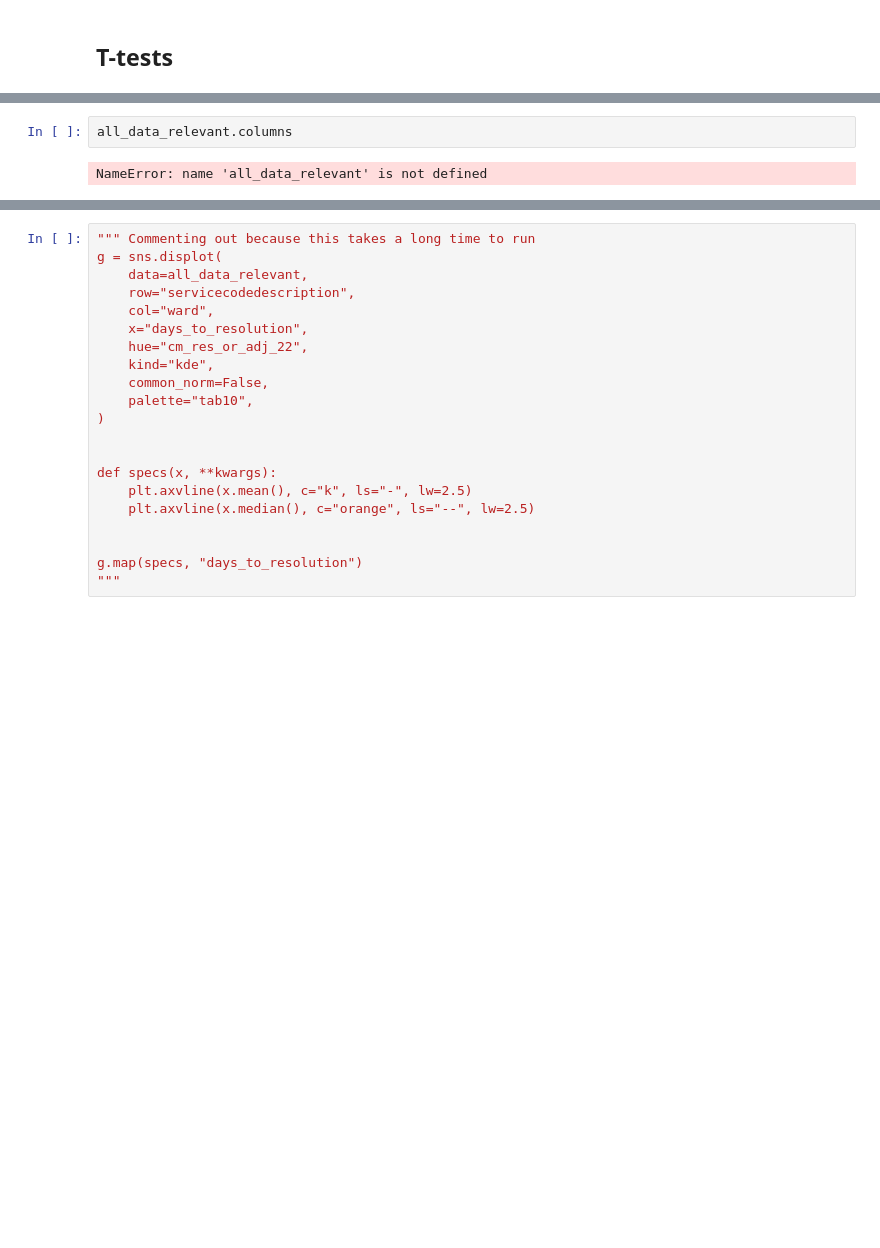
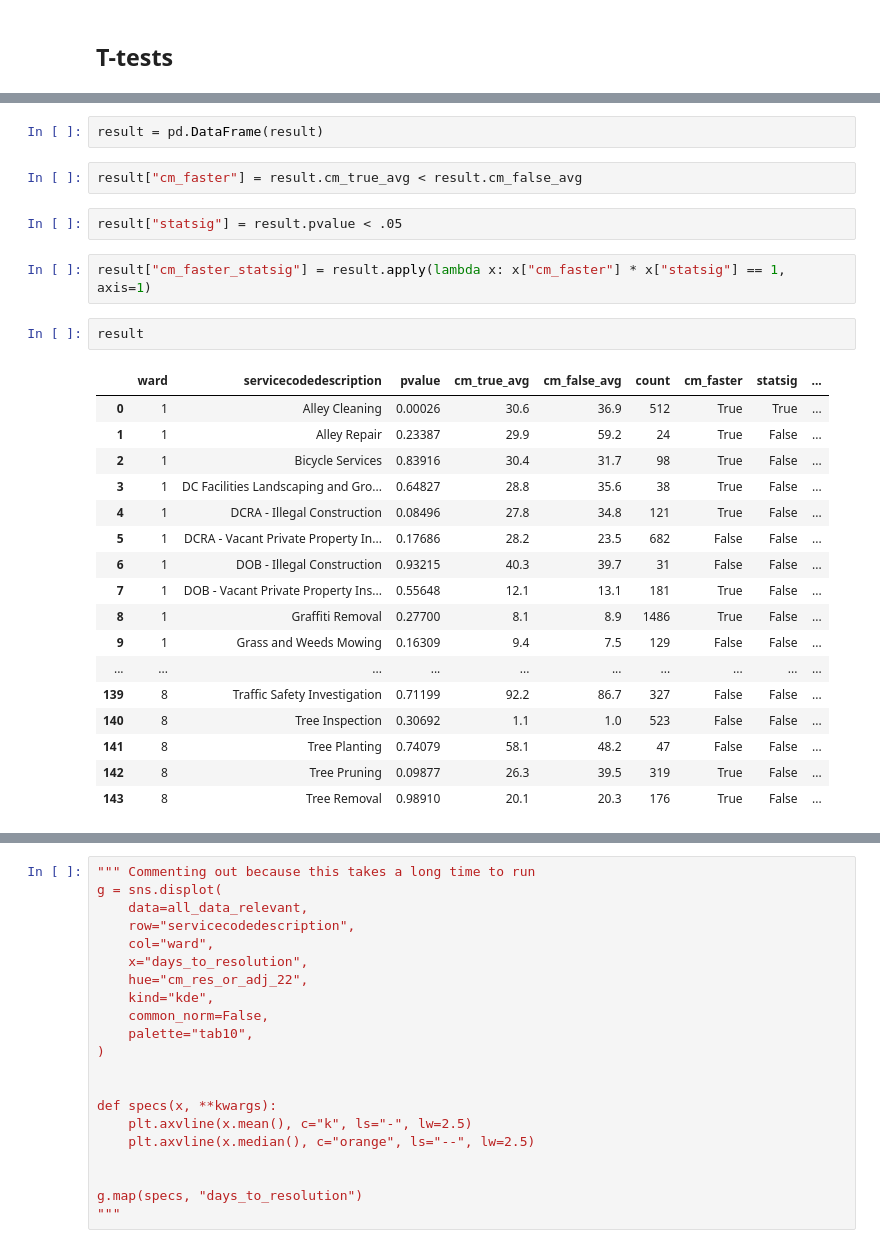
Before and after one commit to taylorterry3/dc_crime, a Jupyter notebook: notebooks/DC_311_Citywide_CM_ANC_Differential.ipynb, the cells around one changed output, grey strips where cells are left out. Drawn from its saved outputs; the diff is of its cells as text; blank space fills up the shorter version.

```diff
--- a/notebooks/DC_311_Citywide_CM_ANC_Differential.ipynb
+++ b/notebooks/DC_311_Citywide_CM_ANC_Differential.ipynb
@@ -323,7 +314,31 @@ cat1.shape
-# %%
-all_data_relevant.columns
-# %% [output]
-NameError: name 'all_data_relevant' is not defined
+# %%
+result = pd.DataFrame(result)
+# %%
+result["cm_faster"] = result.cm_true_avg < result.cm_false_avg
+# %%
+result["statsig"] = result.pvalue < .05
+# %%
+result["cm_faster_statsig"] = result.apply(lambda x: x["cm_faster"] * x["statsig"] == 1, axis=1)
+# %%
+result
+# %% [output]
+|  | ward | servicecodedescription | pvalue | cm_true_avg | cm_false_avg | count | cm_faster | statsig | ... |
+| 0 | 1 | Alley Cleaning | 0.00026 | 30.6 | 36.9 | 512 | True | True | ... |
+| 1 | 1 | Alley Repair | 0.23387 | 29.9 | 59.2 | 24 | True | False | ... |
+| 2 | 1 | Bicycle Services | 0.83916 | 30.4 | 31.7 | 98 | True | False | ... |
+| 3 | 1 | DC Facilities Landscaping and Gro... | 0.64827 | 28.8 | 35.6 | 38 | True | False | ... |
+| 4 | 1 | DCRA - Illegal Construction | 0.08496 | 27.8 | 34.8 | 121 | True | False | ... |
+| 5 | 1 | DCRA - Vacant Private Property In... | 0.17686 | 28.2 | 23.5 | 682 | False | False | ... |
+| 6 | 1 | DOB - Illegal Construction | 0.93215 | 40.3 | 39.7 | 31 | False | False | ... |
+| 7 | 1 | DOB - Vacant Private Property Ins... | 0.55648 | 12.1 | 13.1 | 181 | True | False | ... |
+| 8 | 1 | Graffiti Removal | 0.27700 | 8.1 | 8.9 | 1486 | True | False | ... |
+| 9 | 1 | Grass and Weeds Mowing | 0.16309 | 9.4 | 7.5 | 129 | False | False | ... |
+| ... | ... | ... | ... | ... | ... | ... | ... | ... | ... |
+| 139 | 8 | Traffic Safety Investigation | 0.71199 | 92.2 | 86.7 | 327 | False | False | ... |
+| 140 | 8 | Tree Inspection | 0.30692 | 1.1 | 1.0 | 523 | False | False | ... |
+| 141 | 8 | Tree Planting | 0.74079 | 58.1 | 48.2 | 47 | False | False | ... |
+| 142 | 8 | Tree Pruning | 0.09877 | 26.3 | 39.5 | 319 | True | False | ... |
+| 143 | 8 | Tree Removal | 0.98910 | 20.1 | 20.3 | 176 | True | False | ... |
 # %%
 # this doesn't work
 """
```
Also changed, not shown: parts of 16 cells of this notebook, 1 other file.
